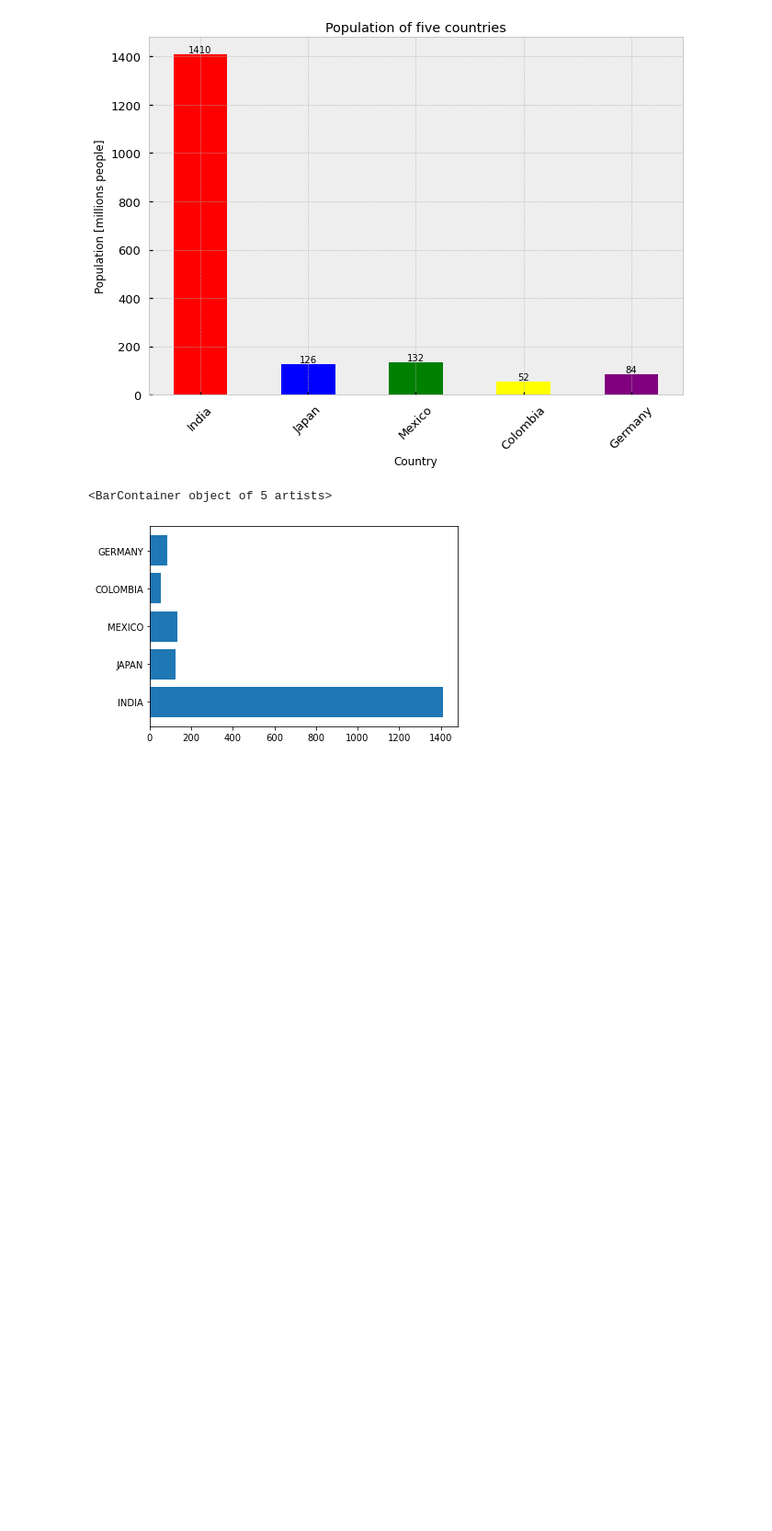
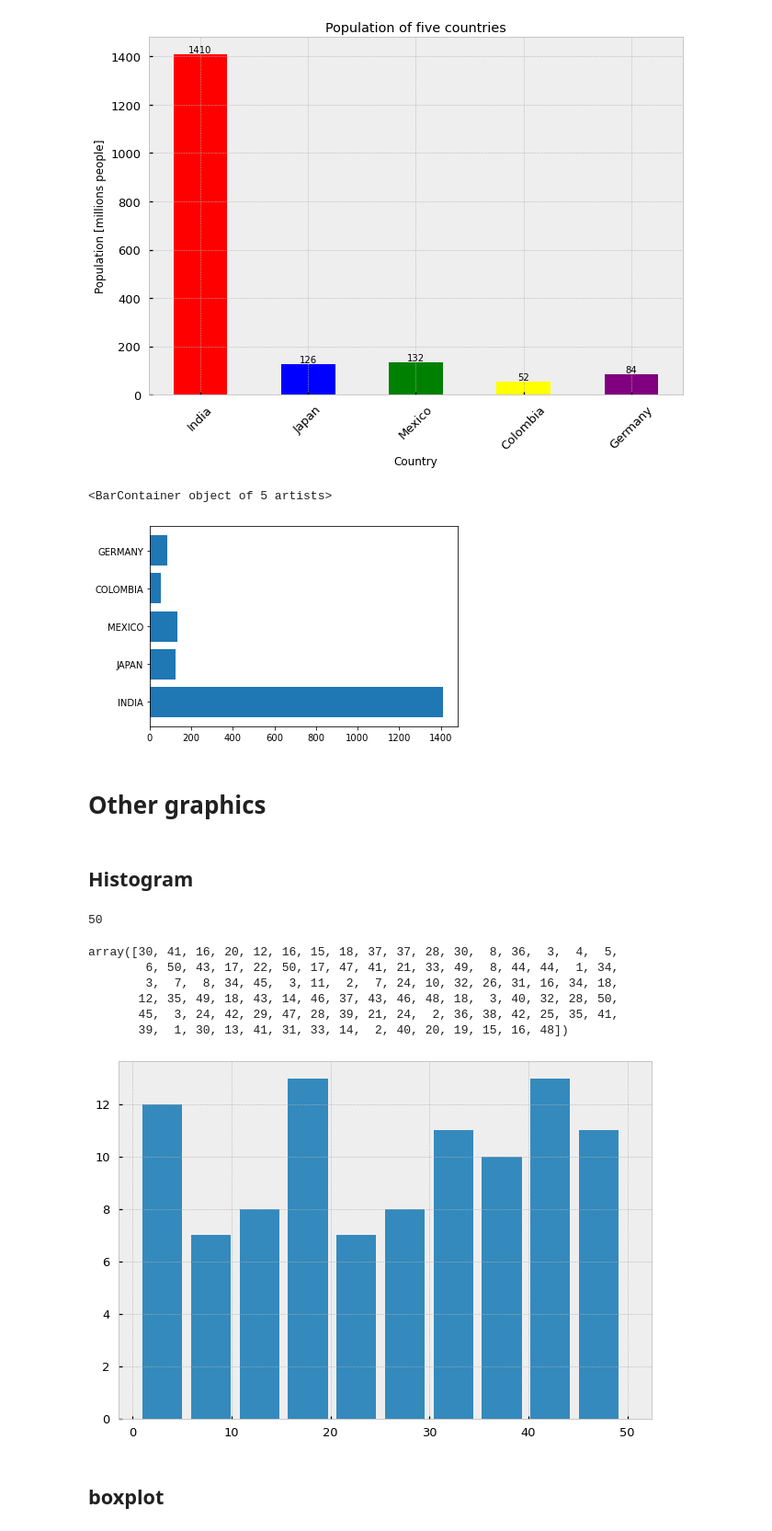
Before and after one commit to DiegoFLM/matplotlib-Seaborn, a Jupyter notebook: bar.ipynb, the cells around one changed output. Shown at 92% size. Saved outputs shown, nothing was run; the diff lists cells and outputs as text; code cells hidden in the pictures; blank space fills up the shorter version.

```diff
--- a/bar.ipynb
+++ b/bar.ipynb
@@ -24,3 +25,7 @@ plt.barh(country, population)
 # %% [output]
 <BarContainer object of 5 artists>
 [figure]
+# %% [markdown]
+# Other graphics
+# %% [markdown]
+## Histogram
@@ -26,0 +35,21 @@ plt.barh(country, population)
+# %%
+data = np.random.randint(1, 51, 100)
+data.max()
+# %% [output]
+50
+# %%
+data
+# %% [output]
+array([30, 41, 16, 20, 12, 16, 15, 18, 37, 37, 28, 30,  8, 36,  3,  4,  5,
+        6, 50, 43, 17, 22, 50, 17, 47, 41, 21, 33, 49,  8, 44, 44,  1, 34,
+        3,  7,  8, 34, 45,  3, 11,  2,  7, 24, 10, 32, 26, 31, 16, 34, 18,
+       12, 35, 49, 18, 43, 14, 46, 37, 43, 46, 48, 18,  3, 40, 32, 28, 50,
+       45,  3, 24, 42, 29, 47, 28, 39, 21, 24,  2, 36, 38, 42, 25, 35, 41,
+       39,  1, 30, 13, 41, 31, 33, 14,  2, 40, 20, 19, 15, 16, 48])
+# %%
+plt.hist(data, bins = 10, width = 4)
+plt.show()
+# %% [output]
+[figure, added]
+# %% [markdown]
+## boxplot
```
Also changed, not shown: parts of 8 cells of this notebook, 2 other files.
